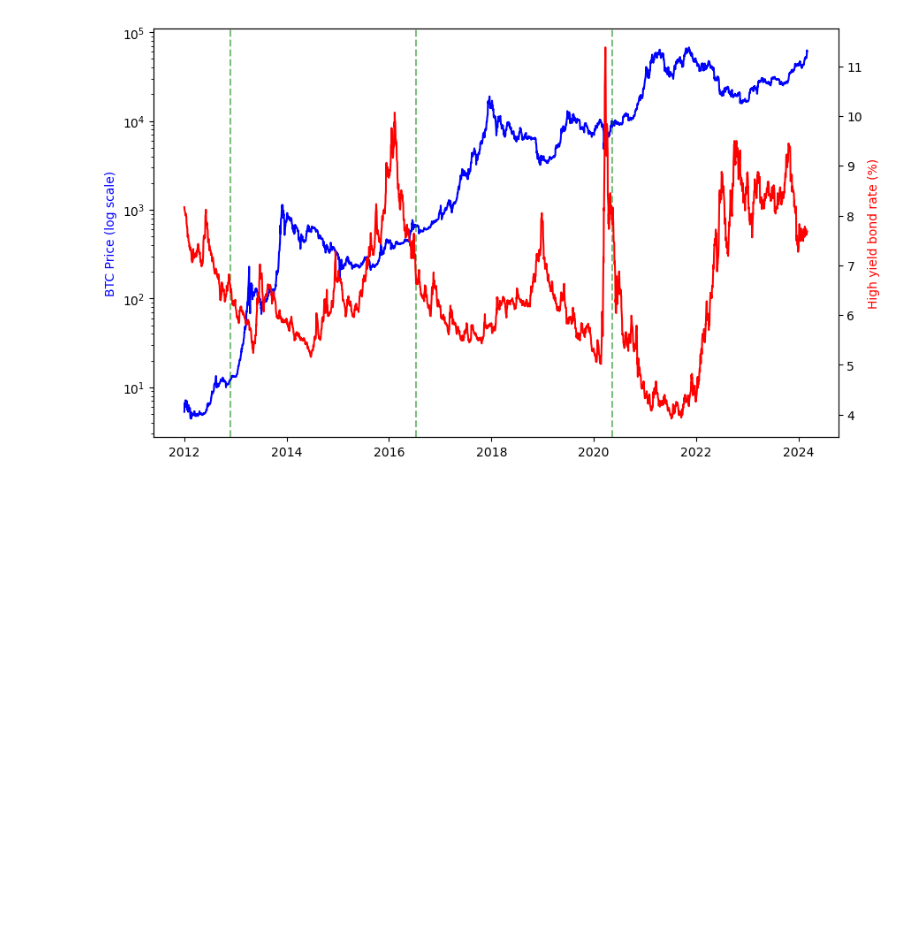
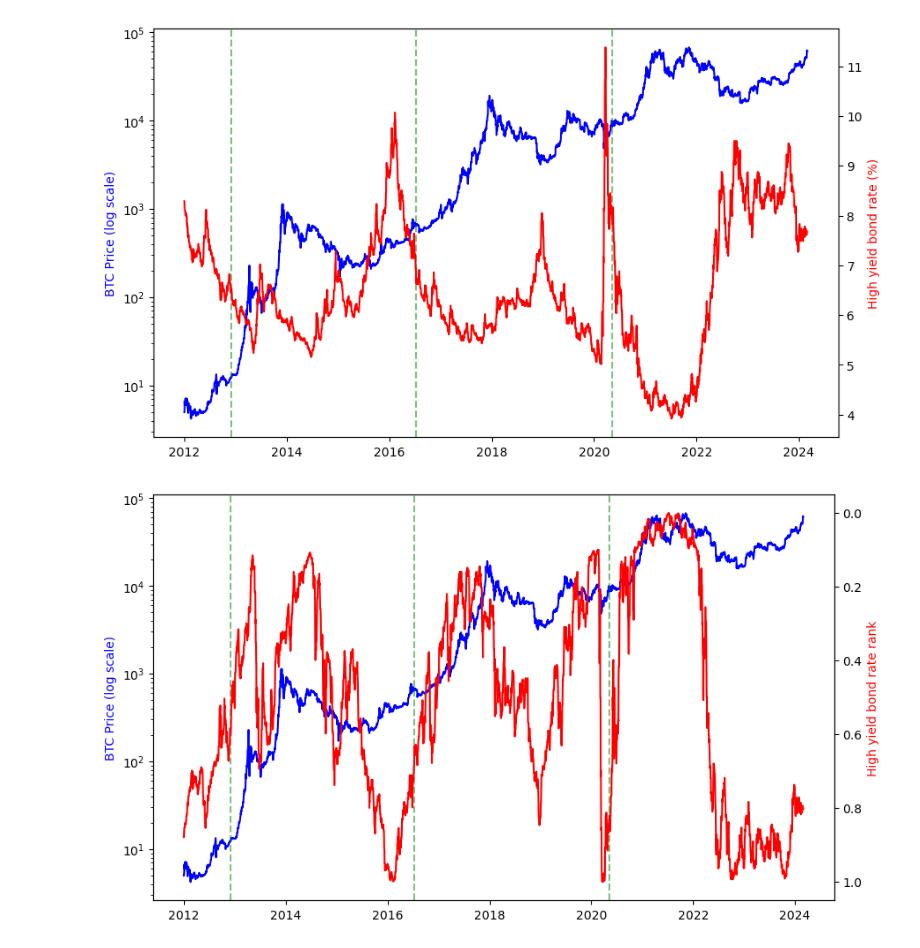
Before and after one commit to scofieldchen/quant-research, a Jupyter notebook: notebooks/high_yield_credit.ipynb, the cells around one changed output. Cells and saved outputs as stored; diff of their text form; code cells hidden in the pictures; blank space fills up the shorter version.

Commit message:
calculate percent rank of high yield credit rates

```diff
--- a/notebooks/high_yield_credit.ipynb
+++ b/notebooks/high_yield_credit.ipynb
@@ -62,5 +64,12 @@ high_yield_bond_rates
 # %%
 data = pd.merge(btc_prices, high_yield_bond_rates,
-                how="inner", left_index=True, right_index=True)
+                how="outer", left_index=True, right_index=True)
+data = data.asfreq("D")  # fill in missing dates
+data.ffill(inplace=True)  # fill in missing bond rates
+
+window = 365*4
+data["bond_rate_rolling_percent_rank"] = data["bond_rate"].rolling(window).rank(pct=True)
 data.dropna(inplace=True)
+
 data = data.loc["2012-01-01":"2024-02-29"]
+data.head(20)
@@ -83,0 +95,3 @@ data
+# %%
+data["bond_rate_percent_rank"] = data["bond_rate"].rank(pct=True)
+data
@@ -103,3 +132,26 @@ for date in halving_dates:
     ax1.axvline(x=date, color="g", linestyle="--", alpha=0.5)
 # %% [output]
 [figure]
+# %%
+fig, ax1 = plt.subplots(figsize=(10, 6))
+
+# BTC 历史收盘价，用对数刻度
+ax1.plot(data.index, data["close"], label="BTC Price", color="b")
+ax1.set_yscale("log")
+ax1.set_ylabel("BTC Price (log scale)", color="b")
+
+# 创建新的y轴，共享x轴
+ax2 = ax1.twinx()
+
+# 高收益债券利率的百分位排名
+ax2.plot(data.index, data["bond_rate_percent_rank"], label="High yield bond rate(rank)", color="r")
+ax2.set_ylabel("High yield bond rate rank", color="r")
+ax2.invert_yaxis()  # 百分位排名越高，利率越低
+
+# 添加虚线表示BTC减半事件
+halving_dates = ["2012-11-28", "2016-07-09", "2020-05-11"]
+for date in halving_dates:
+    date = dt.datetime.strptime(date, "%Y-%m-%d")
+    ax1.axvline(x=date, color="g", linestyle="--", alpha=0.5)
+# %% [output]
+[figure, added]
```
Also changed, not shown: parts of 6 cells of this notebook.
